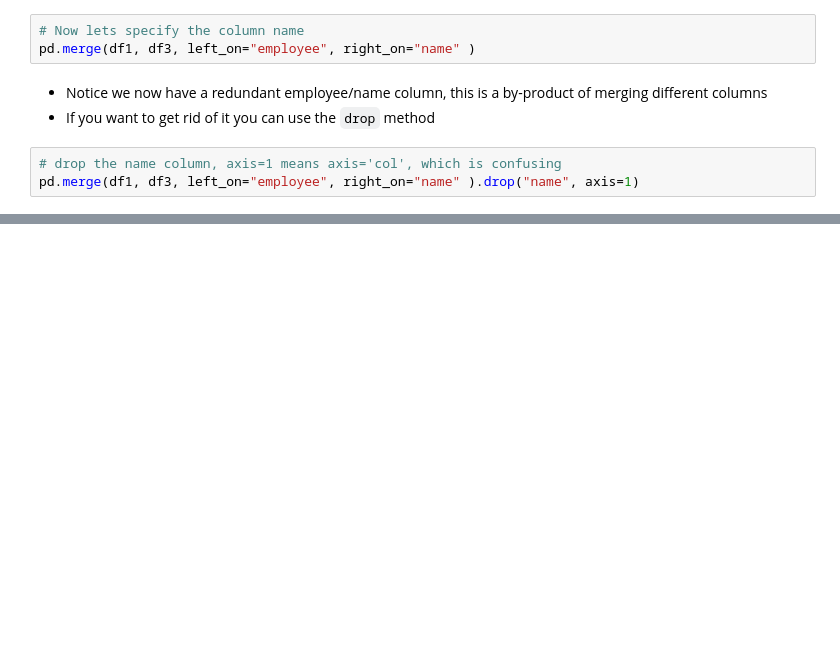
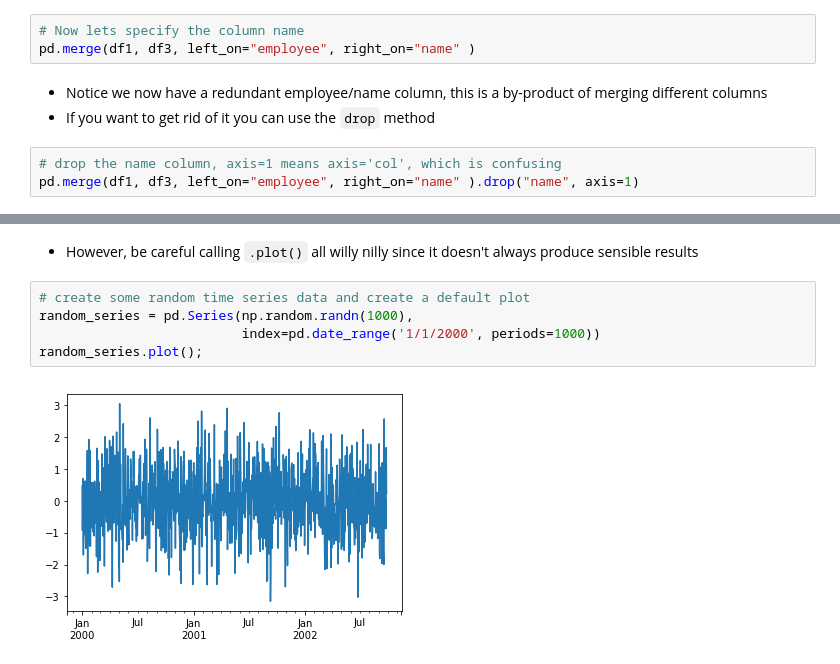
Before and after one commit to RCEatPitt/data-basics-summer-2018, a Jupyter notebook: day-two-pandas/More Pandas.ipynb, the cells around one changed output, grey strips where cells are left out. Saved outputs shown, nothing was run; the diff lists cells and outputs as text; blank space fills up the shorter version.

```diff
--- a/day-two-pandas/More Pandas.ipynb
+++ b/day-two-pandas/More Pandas.ipynb
@@ -890,0 +932,9 @@ pd.merge(df1, df3, left_on="employee", right_on="name" ).drop("name", axis=1)
+# %% [markdown]
+* However, be careful calling `.plot()` all willy nilly since it doesn't always produce sensible results
+# %%
+# create some random time series data and create a default plot
+random_series = pd.Series(np.random.randn(1000),
+                          index=pd.date_range('1/1/2000', periods=1000))
+random_series.plot();
+# %% [output]
+[figure, added]
```
Also changed, not shown: parts of 118 cells of this notebook, 1 other file.
